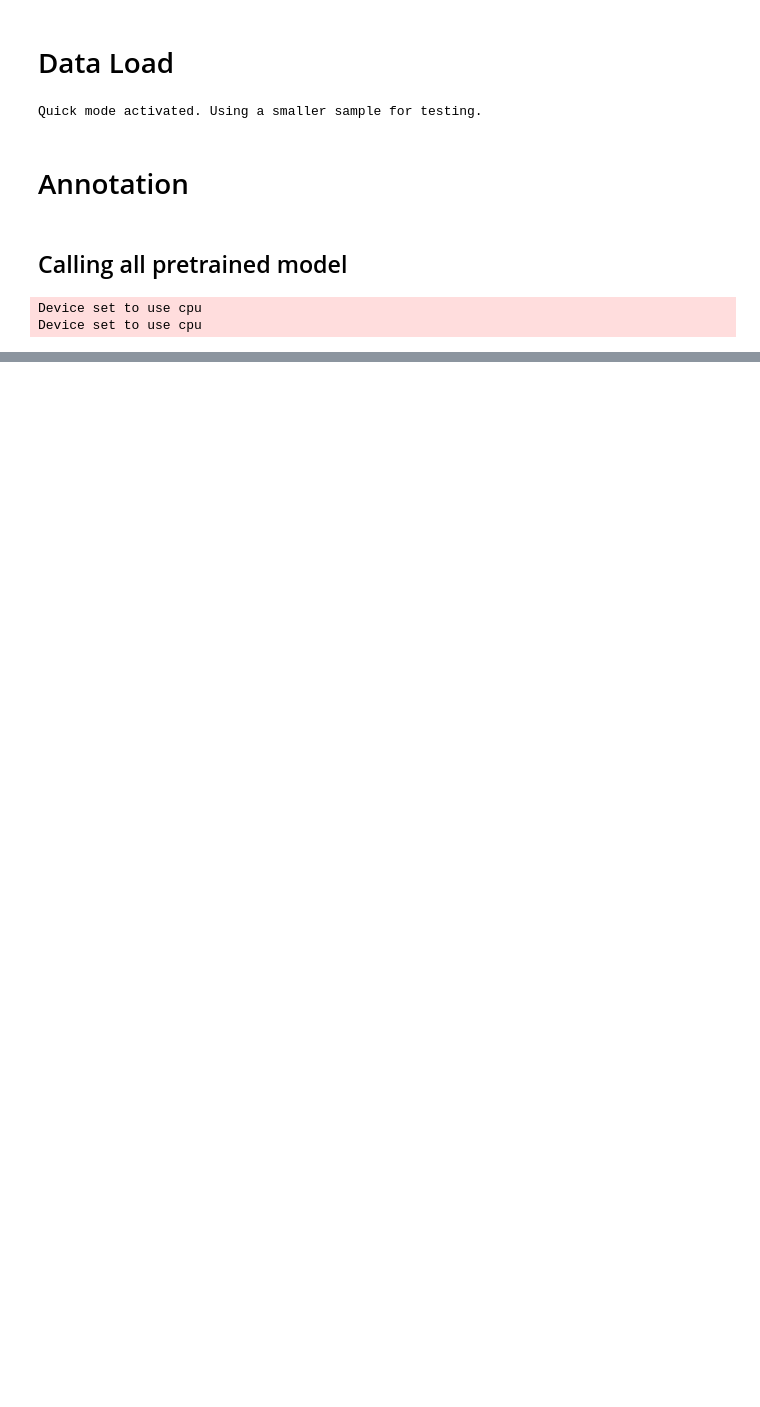
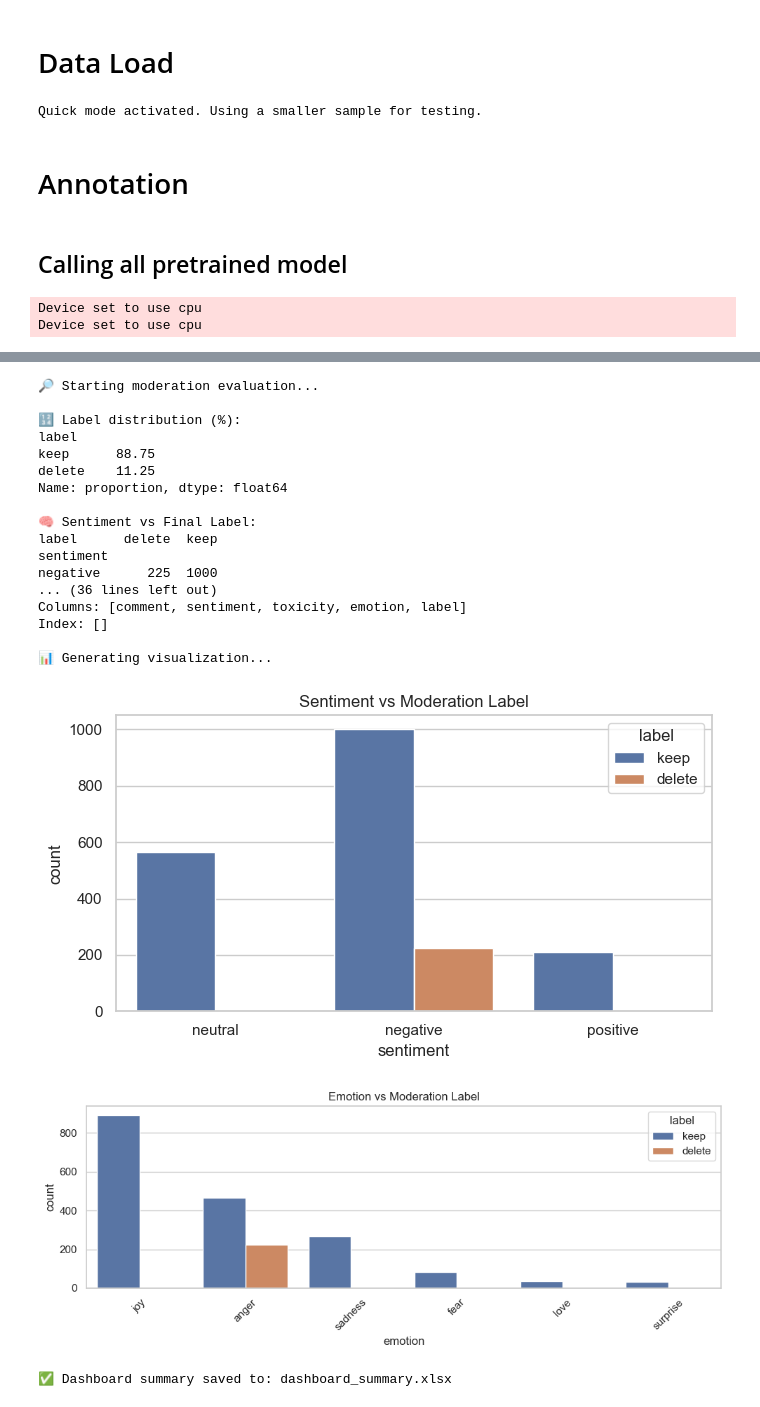
Before and after one commit to Friederi/IE403.P21-NLPmodel, a Jupyter notebook: Auto_Annotation.ipynb, the cells around one changed output, grey strips where cells are left out. Cells and saved outputs as stored; diff of their text form; code cells hidden in the pictures; blank space fills up the shorter version.

```diff
--- a/Auto_Annotation.ipynb
+++ b/Auto_Annotation.ipynb
@@ -122,0 +239,23 @@ ensemble_data_df.head(10)
+# %%
+false_positives = analyze_moderation_output(ensemble_data_df)
+# %% [output]
+🔎 Starting moderation evaluation...
+
+🔢 Label distribution (%):
+label
+keep      88.75
+delete    11.25
+Name: proportion, dtype: float64
+
+🧠 Sentiment vs Final Label:
+label      delete  keep
+sentiment
+negative      225  1000
+... (36 lines left out)
+Columns: [comment, sentiment, toxicity, emotion, label]
+Index: []
+
+📊 Generating visualization...
+[figure, added]
+[figure, added]
+✅ Dashboard summary saved to: dashboard_summary.xlsx
```
Also changed, not shown: parts of 6 cells of this notebook, 2 other files.
